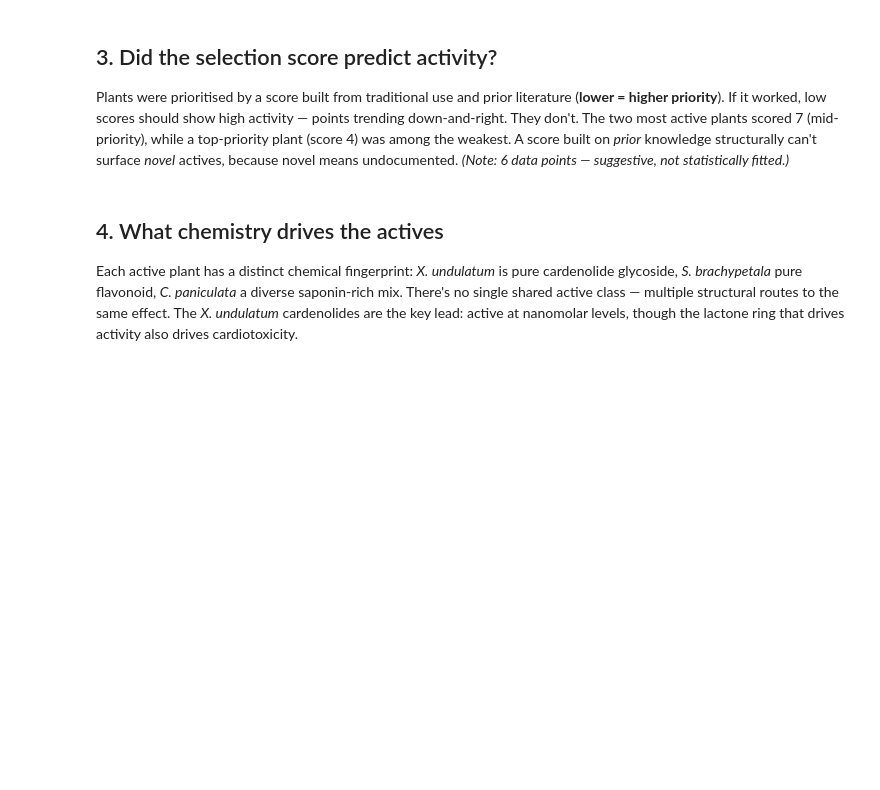
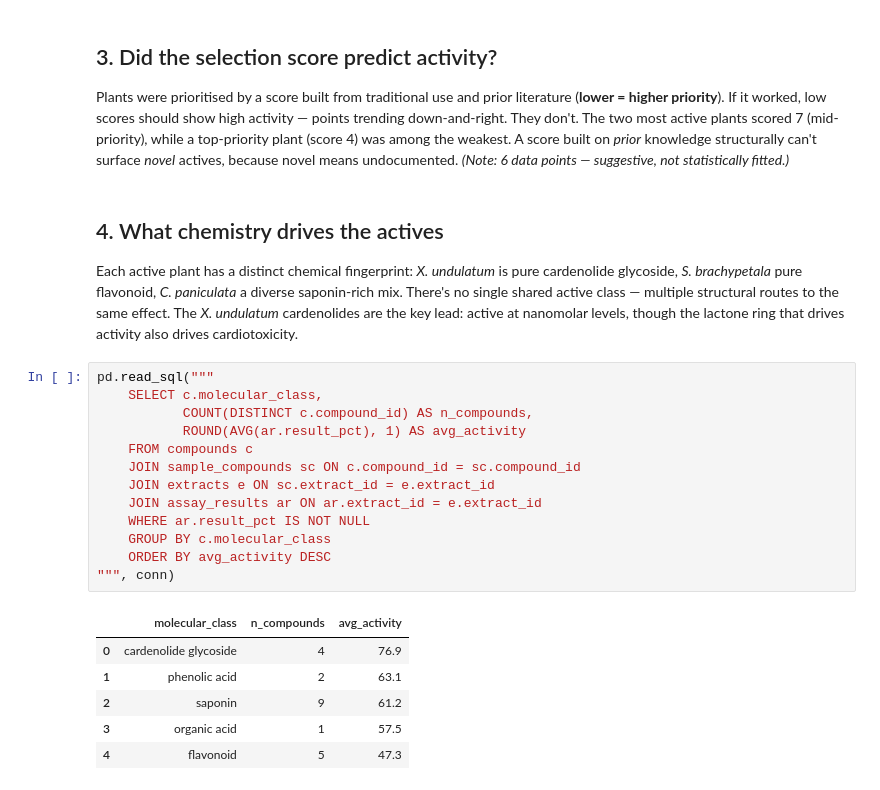
Before and after one commit to thakuranu0314-eng/alzheimers-drug-discovery, a Jupyter notebook: notebooks/Untitled.ipynb, the cells around one changed output. Drawn from its saved outputs; the diff is of its cells as text; blank space fills up the shorter version.

Commit message:
Add compound-class activity query

```diff
--- a/notebooks/Untitled.ipynb
+++ b/notebooks/Untitled.ipynb
@@ -128,3 +127,23 @@ cardenolide glycoside, *S. brachypetala* pure flavonoid, *C. paniculata* a diver
 saponin-rich mix. There's no single shared active class — multiple structural routes
 to the same effect. The *X. undulatum* cardenolides are the key lead: active at
 nanomolar levels, though the lactone ring that drives activity also drives cardiotoxicity.
+# %%
+pd.read_sql("""
+    SELECT c.molecular_class,
+           COUNT(DISTINCT c.compound_id) AS n_compounds,
+           ROUND(AVG(ar.result_pct), 1) AS avg_activity
+    FROM compounds c
+    JOIN sample_compounds sc ON c.compound_id = sc.compound_id
+    JOIN extracts e ON sc.extract_id = e.extract_id
+    JOIN assay_results ar ON ar.extract_id = e.extract_id
+    WHERE ar.result_pct IS NOT NULL
+    GROUP BY c.molecular_class
+    ORDER BY avg_activity DESC
+""", conn)
+# %% [output]
+|  | molecular_class | n_compounds | avg_activity |
+| 0 | cardenolide glycoside | 4 | 76.9 |
+| 1 | phenolic acid | 2 | 63.1 |
+| 2 | saponin | 9 | 61.2 |
+| 3 | organic acid | 1 | 57.5 |
+| 4 | flavonoid | 5 | 47.3 |
```
Also changed, not shown: parts of 4 cells of this notebook.
